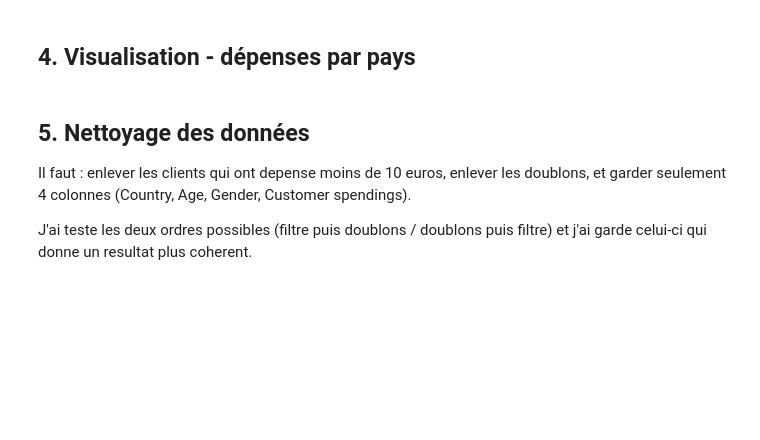
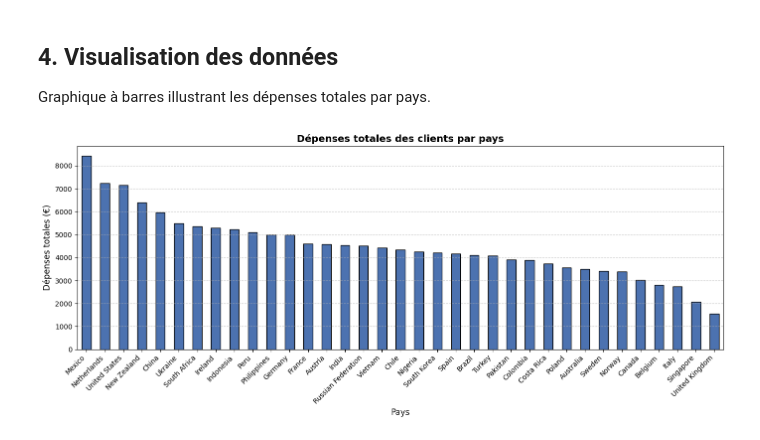
Before and after one commit to farahgh12/sell4all-exploration-donnees, a Jupyter notebook: sell4all_exploration.ipynb, the cells around one changed output. Drawn from its saved outputs; the diff is of its cells as text; code cells hidden in the pictures; blank space fills up the shorter version.

Commit message:
notebook avec resultats + suppression pdf enonce

```diff
--- a/sell4all_exploration.ipynb
+++ b/sell4all_exploration.ipynb
@@ -51,24 +102,20 @@ print(mediane_age_pays)
 # %% [markdown]
-## 4. Visualisation - dépenses par pays
+## 4. Visualisation des données
+Graphique à barres illustrant les dépenses totales par pays.
 # %%
-# on regroupe les depenses par pays et on fait la somme
-depenses_par_pays = df.groupby('Country')['Customer spendings'].sum().sort_values(ascending=False)
+# Regrouper les dépenses par pays et faire la somme, puis trier par ordre décroissant
+spendings_by_country = df.groupby('Country')['Customer spendings'].sum().sort_values(ascending=False)
 
+# Création du graphique
 plt.figure(figsize=(14, 6))
-depenses_par_pays.plot(kind='bar', color='#4C72B0', edgecolor='black')
+spendings_by_country.plot(kind='bar', color='#4C72B0', edgecolor='black')
 
-plt.title('Depenses totales des clients par pays')
-plt.xlabel('Pays')
-plt.ylabel('Depenses totales (euros)')
-
-# les noms de pays se chevauchaient sans ca, du coup rotation pour que ce soit lisible
+plt.title('Dépenses totales des clients par pays', fontsize=14, fontweight='bold')
+plt.xlabel('Pays', fontsize=12)
+plt.ylabel('Dépenses totales (€)', fontsize=12)
 plt.xticks(rotation=45, ha='right')
-plt.grid(axis='y', linestyle='--', alpha=0.6)
+plt.grid(axis='y', linestyle='--', alpha=0.7)
 plt.tight_layout()
 plt.show()
+# %% [output]
+[figure, added]
-# %% [markdown]
-## 5. Nettoyage des données
-
-Il faut : enlever les clients qui ont depense moins de 10 euros, enlever les doublons, et garder seulement 4 colonnes (Country, Age, Gender, Customer spendings).
-
-J'ai teste les deux ordres possibles (filtre puis doublons / doublons puis filtre) et j'ai garde celui-ci qui donne un resultat plus coherent.
```
Also changed, not shown: parts of 21 cells of this notebook, 1 other file.
